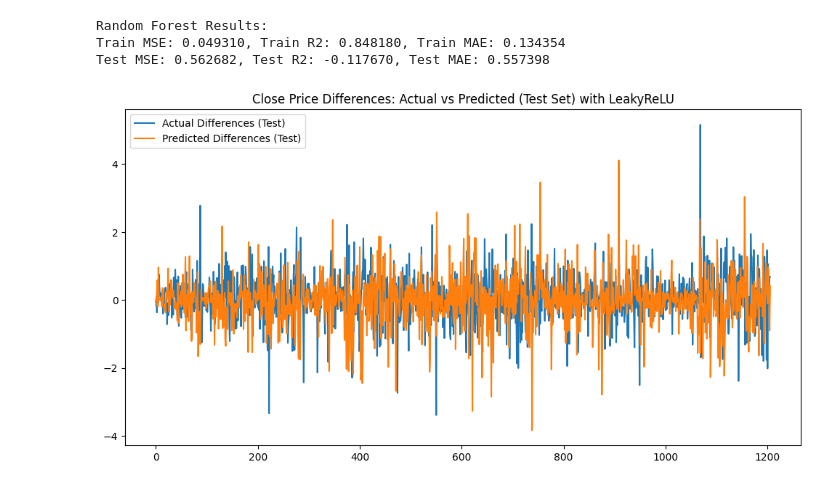
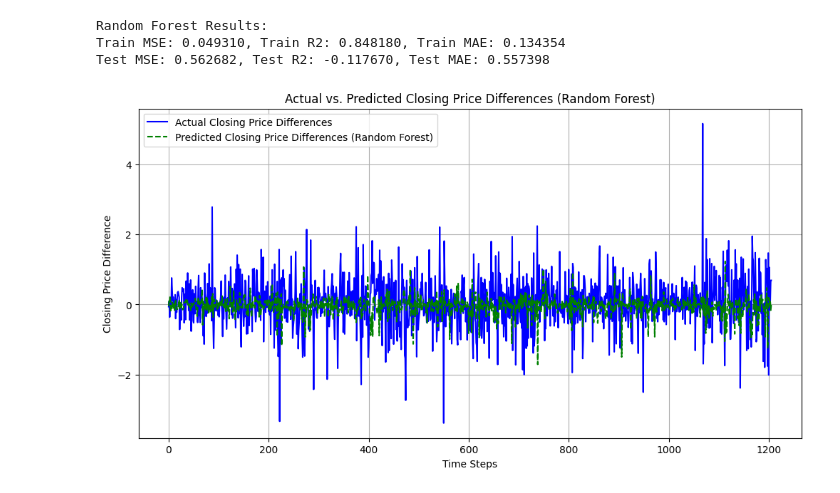
Before and after one commit to vajradevam/minorproject, a Jupyter notebook: src/amit_3747/main.ipynb, the cells around one changed output. Saved outputs shown, nothing was run; the diff lists cells and outputs as text; code cells hidden in the pictures.

```diff
--- a/src/amit_3747/main.ipynb
+++ b/src/amit_3747/main.ipynb
@@ -19,0 +78,11 @@ df = pd.read_csv(file_path)
+# %%
+# Convert 'Date' column to DateTime format and set it as the index
+df['Date'] = pd.to_datetime(df['Date'])
+df.set_index('Date', inplace=True)
+# Now you can slice correctly
+df["High"][:'2016'].plot(figsize=(16,4), legend=True)
+df["Close"][:'2016'].plot(figsize=(16,4), legend=True)
+
+df["Open"][:'2016'].plot(figsize=(16,4), legend=True)
+df["Close"][:'2016'].plot(figsize=(16,4), legend=True)
+plt.show()
@@ -168,10 +300,15 @@ Train MSE: 0.049310, Train R2: 0.848180, Train MAE: 0.134354
 Test MSE: 0.562682, Test R2: -0.117670, Test MAE: 0.557398
 # %%
 plt.figure(figsize=(12, 6))
-plt.plot(y_test, label='Actual Differences (Test)')
-plt.plot(y_test_pred, label='Predicted Differences (Test)')
-plt.title("Close Price Differences: Actual vs Predicted (Test Set) with LeakyReLU")
+plt.plot(y_test, label='Actual Closing Price Differences', linestyle='-', color='blue')
+plt.plot(y_test_pred_rf, label='Predicted Closing Price Differences (Random Forest)', linestyle='dashed', color='green')
+
+plt.title("Actual vs. Predicted Closing Price Differences (Random Forest)")
+plt.xlabel("Time Steps")
+plt.ylabel("Closing Price Difference")
 plt.legend()
+plt.grid(True)
+plt.savefig("actual_vs_predicted_rf.png", dpi=300)
 plt.show()
 # %% [output]
-[figure, old version]
+[figure, new version]
```
Also changed, not shown: parts of 23 cells of this notebook, 7 other files.
